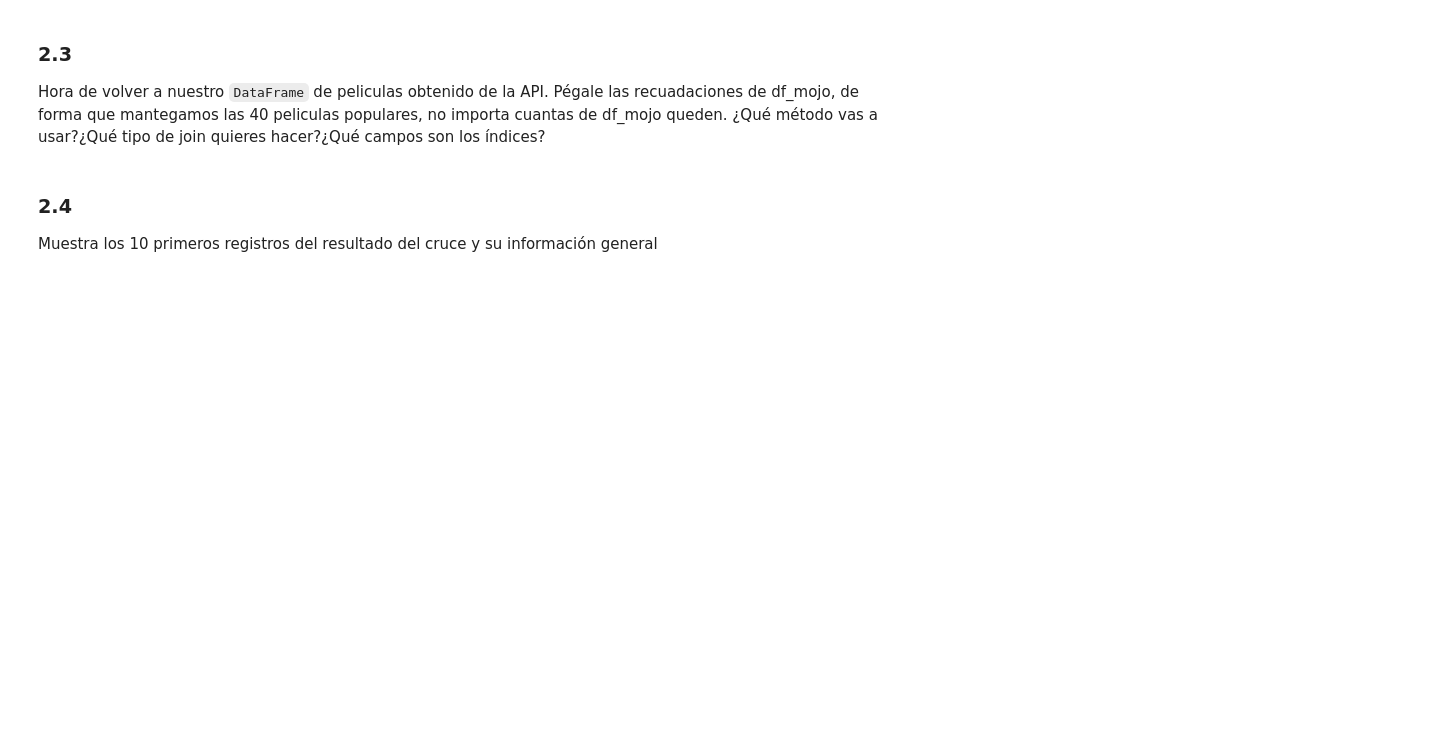
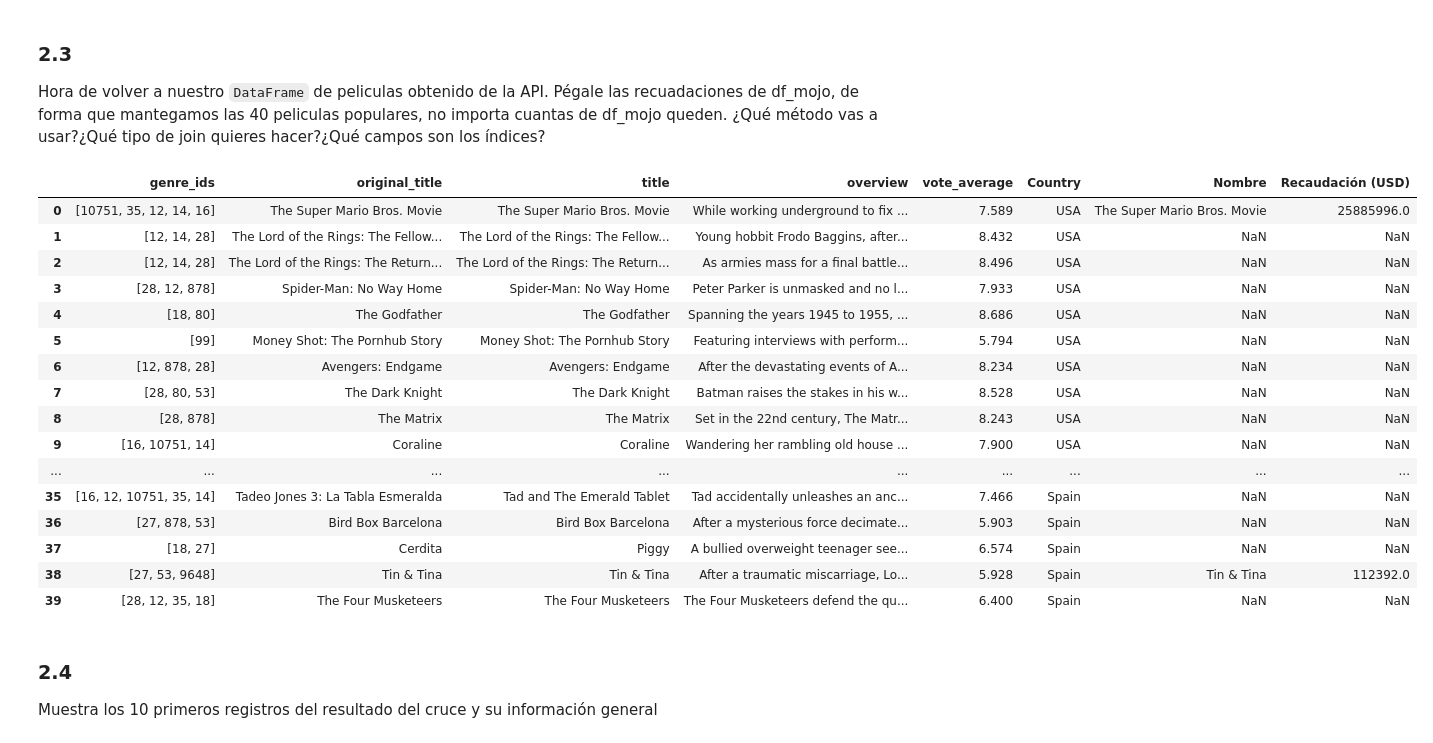
Before and after one commit to Emigarsan/DS-Online-Emilio-Garrote, a Jupyter notebook: Sprints/03_Data_Analysis/Sprint_06/Unidad_02_Procesado_Datos_Externos_Web_Scraping_APIs/03_Practica_Obligatoria/18_Practica_Obligatoria_Web_Scraping_APIs.ipynb, the cells around one changed output. Cells and saved outputs as stored; diff of their text form; code cells hidden in the pictures; blank space fills up the shorter version.

Commit message:
[Sprint 6 - Unidad 2] - Challenge

```diff
--- a/Sprints/03_Data_Analysis/Sprint_06/Unidad_02_Procesado_Datos_Externos_Web_Scraping_APIs/03_Practica_Obligatoria/18_Practica_Obligatoria_Web_Scraping_APIs.ipynb
+++ b/Sprints/03_Data_Analysis/Sprint_06/Unidad_02_Procesado_Datos_Externos_Web_Scraping_APIs/03_Practica_Obligatoria/18_Practica_Obligatoria_Web_Scraping_APIs.ipynb
@@ -443,3 +373,44 @@ Para hacerte más sencillo el trabajo, te doy aquí algunas pistas:
 # %% [markdown]
 1. Inspecciona la página y ve desplegando hasta encontrar tbody y ahí ya investiga hasta dar con los tags últimos que tienen los datos.
 2. Repasa las soluciones a los ejercicios del workout de WebScraping para conseguir llegar al `DataFrame`
+# %%
+# Buscammos en el tbody y encontramos que los datos de la tabla se encuentran en un tr
+# que a su vez tiene varios td con los datos de cada pelicula, siendo el que nos interesa
+# el td class="a-text-right mojo-field-type-money mojo-estimatable". Buscamos ese elemento
+# Creamos un diccionario vacío donde guardaremos la información de cada película
+diccionario_peliculas = {}
+
+# Buscamos todas las filas de la tabla (tr)
+tabla = mojo_soup.find_all('tr')
+
+# Recorremos cada fila para extraer solo las que tienen recaudación
+for elemento in tabla:
+    # Filtramos filas válidas: deben contener la celda de dinero estimado
+    celda_recaudacion = elemento.find('td', class_='a-text-right mojo-field-type-money mojo-estimatable')
+    if celda_recaudacion:
+        # Extraemos el ranking de la película
+        ranking = elemento.find('td', class_='a-text-right mojo-header-column mojo-truncate mojo-field-type-rank mojo-sort-column').text.strip()
+
+        # Extraemos el nombre/título de la película
+        nombre = elemento.find('td', class_='a-text-left mojo-field-type-release mojo-cell-wide').text.strip()
+
+        # Limpiamos la recaudación: quitamos "$" y "," y la convertimos a entero
+        recaudacion = int(celda_recaudacion.text.strip().replace('$', '').replace(',', ''))
+
+        # Guardamos los datos en el diccionario usando el nombre como clave
+        diccionario_peliculas[nombre] = {'Ranking': ranking, 'Recaudación': recaudacion}
+
+# Convertimos el diccionario a DataFrame (las claves pasan a ser índice)
+df_mojo = pd.DataFrame.from_dict(diccionario_peliculas, orient='index')
+
+# Pasamos el índice actual (nombre de película) a columna
+df_mojo.reset_index(inplace=True)
+# Renombramos columnas para que sean más claras
+df_mojo.rename(columns={'index': 'Nombre', 'Recaudación': 'Recaudación (USD)', 'Ranking': 'Rank'}, inplace=True)
+
+# Usamos la columna Rank como índice del DataFrame
+df_mojo.set_index('Rank', inplace=True)
+
+
+# Mostramos las primeras filas del resultado
+print(df_mojo.head())
@@ -451,6 +442,27 @@ Si no has podido hacer el ejercicio Extra anterior, lee los datos que hay en "./
 ### 2.3
 
 Hora de volver a nuestro `DataFrame` de peliculas obtenido de la API. Pégale las recuadaciones de df_mojo, de forma que mantegamos las 40 peliculas populares, no importa cuantas de df_mojo queden. ¿Qué método vas a usar?¿Qué tipo de join quieres hacer?¿Qué campos son los índices?
+# %%
+df_unidas = df_base_movies.merge(df_mojo, left_on='original_title', right_on='Nombre', how='left')
+display(df_unidas)
+# %% [output]
+|  | genre_ids | original_title | title | overview | vote_average | Country | Nombre | Recaudación (USD) |
+| 0 | [10751, 35, 12, 14, 16] | The Super Mario Bros. Movie | The Super Mario Bros. Movie | While working underground to fix ... | 7.589 | USA | The Super Mario Bros. Movie | 25885996.0 |
+| 1 | [12, 14, 28] | The Lord of the Rings: The Fellow... | The Lord of the Rings: The Fellow... | Young hobbit Frodo Baggins, after... | 8.432 | USA | NaN | NaN |
+| 2 | [12, 14, 28] | The Lord of the Rings: The Return... | The Lord of the Rings: The Return... | As armies mass for a final battle... | 8.496 | USA | NaN | NaN |
+| 3 | [28, 12, 878] | Spider-Man: No Way Home | Spider-Man: No Way Home | Peter Parker is unmasked and no l... | 7.933 | USA | NaN | NaN |
+| 4 | [18, 80] | The Godfather | The Godfather | Spanning the years 1945 to 1955, ... | 8.686 | USA | NaN | NaN |
+| 5 | [99] | Money Shot: The Pornhub Story | Money Shot: The Pornhub Story | Featuring interviews with perform... | 5.794 | USA | NaN | NaN |
+| 6 | [12, 878, 28] | Avengers: Endgame | Avengers: Endgame | After the devastating events of A... | 8.234 | USA | NaN | NaN |
+| 7 | [28, 80, 53] | The Dark Knight | The Dark Knight | Batman raises the stakes in his w... | 8.528 | USA | NaN | NaN |
+| 8 | [28, 878] | The Matrix | The Matrix | Set in the 22nd century, The Matr... | 8.243 | USA | NaN | NaN |
+| 9 | [16, 10751, 14] | Coraline | Coraline | Wandering her rambling old house ... | 7.900 | USA | NaN | NaN |
+| ... | ... | ... | ... | ... | ... | ... | ... | ... |
+| 35 | [16, 12, 10751, 35, 14] | Tadeo Jones 3: La Tabla Esmeralda | Tad and The Emerald Tablet | Tad accidentally unleashes an anc... | 7.466 | Spain | NaN | NaN |
+| 36 | [27, 878, 53] | Bird Box Barcelona | Bird Box Barcelona | After a mysterious force decimate... | 5.903 | Spain | NaN | NaN |
+| 37 | [18, 27] | Cerdita | Piggy | A bullied overweight teenager see... | 6.574 | Spain | NaN | NaN |
+| 38 | [27, 53, 9648] | Tin & Tina | Tin & Tina | After a traumatic miscarriage, Lo... | 5.928 | Spain | Tin & Tina | 112392.0 |
+| 39 | [28, 12, 35, 18] | The Four Musketeers | The Four Musketeers | The Four Musketeers defend the qu... | 6.400 | Spain | NaN | NaN |
 # %% [markdown]
 ### 2.4
 Muestra los 10 primeros registros del resultado del cruce y su información general
```
Also changed, not shown: parts of 17 cells of this notebook.
